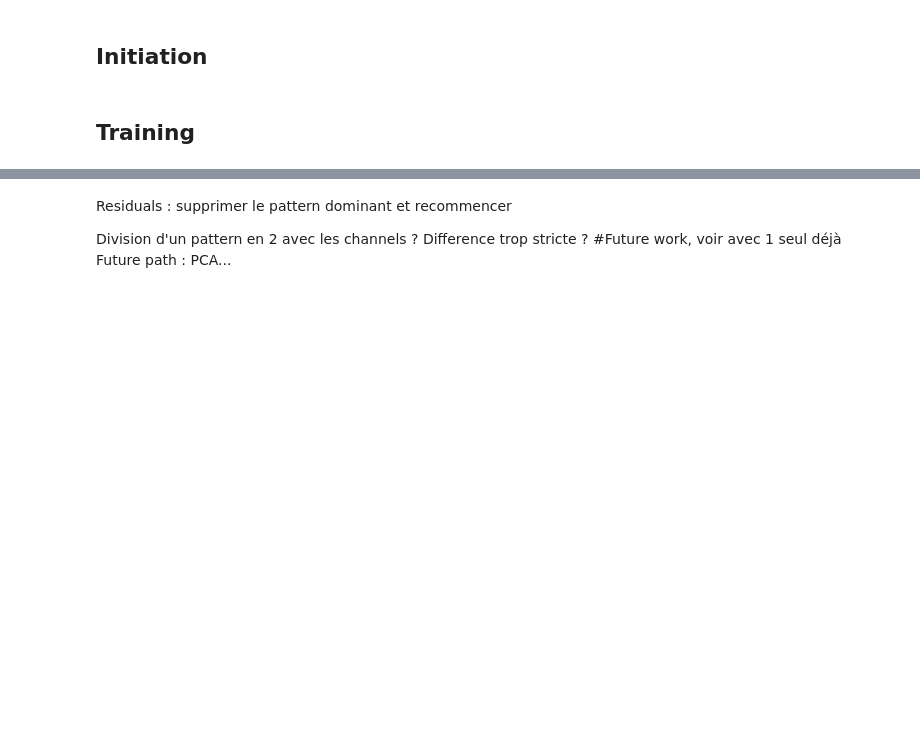
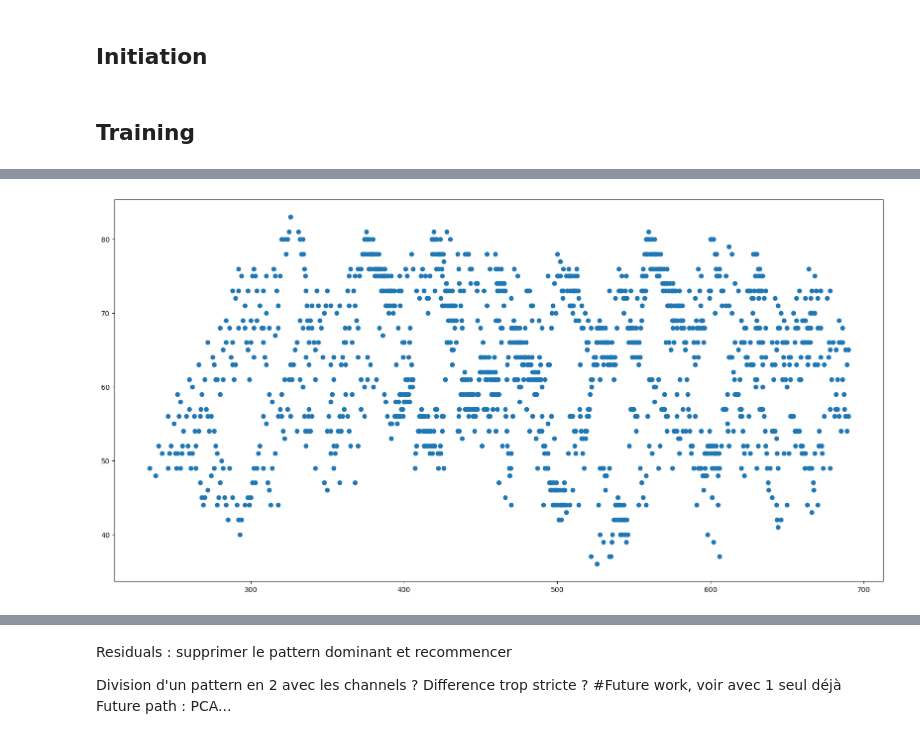
Before and after one commit to FRANCHI-Charles/MIDI-pattern-detection, a Jupyter notebook: simplepatternlearnertest.ipynb, the cells around one changed output, grey strips where cells are left out. Cells and saved outputs as stored; diff of their text form; code cells hidden in the pictures; blank space fills up the shorter version.

```diff
--- a/simplepatternlearnertest.ipynb
+++ b/simplepatternlearnertest.ipynb
@@ -86,3 +72,9 @@ dilatation on erosion of the pattern give 0 element.
+# %%
+plt.figure(figsize=(20, 10))
+plt.scatter(*zip(*IMAGE))
+plt.show()
+# %% [output]
+[figure, added]
 # %%
 plot_correlation(module.correlation(matrix_image).squeeze((0,1)))
 with torch.no_grad():
```
Also changed, not shown: parts of 11 cells of this notebook, 8 other files.
